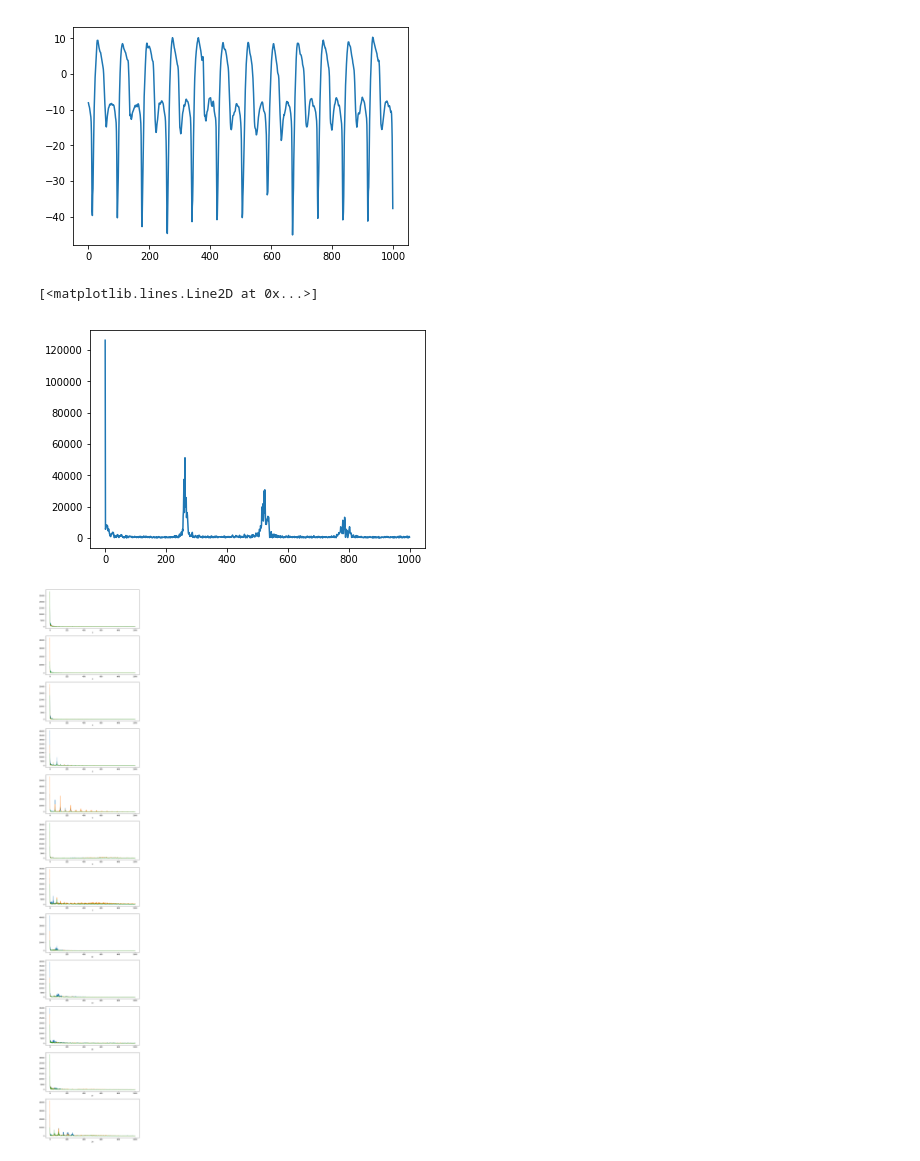
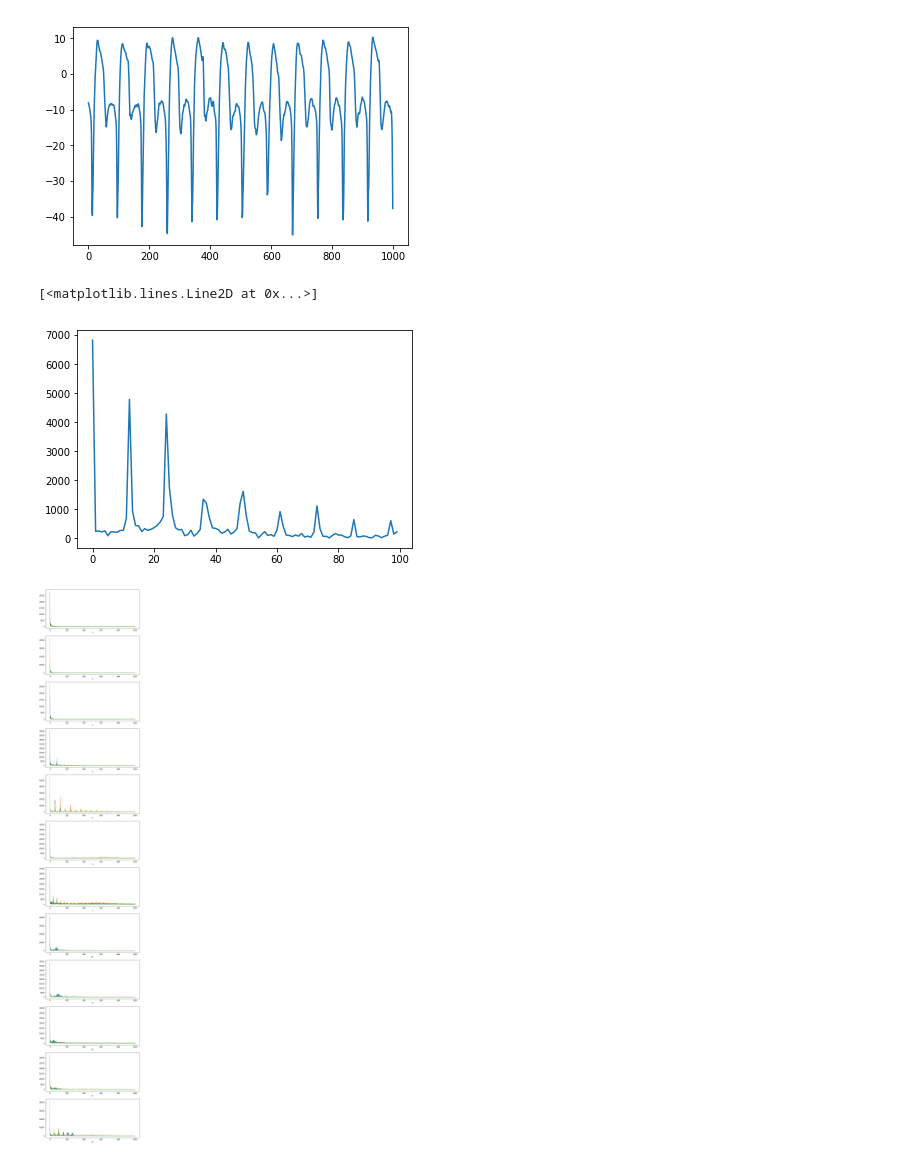
Before and after one commit to kcmeehan/BiometricsActivityClassification, a Jupyter notebook: data_exploration.ipynb, the cells around one changed output. Drawn from its saved outputs; the diff is of its cells as text; code cells hidden in the pictures.

```diff
--- a/data_exploration.ipynb
+++ b/data_exploration.ipynb
@@ -111,14 +123,10 @@ col_dict
  'ankle_B_y': 40,
  'ankle_B_z': 41}
 # %%
-fourier=np.fft.rfft(data_byact[5][:,col_dict['hand_a16_x']])
+#fourier transform of hand acceleration when running
+fourier=np.fft.rfft(data_byact[5][2000:3000,col_dict['hand_a16_x']])
 # %%
 plt.plot(data_byact[5][2000:3000,col_dict['hand_a16_x']])
 # %% [output]
 [<matplotlib.lines.Line2D at 0x...>]
 [figure]
-# %%
-plt.plot(abs(fourier)[:1000])
-# %% [output]
-[<matplotlib.lines.Line2D at 0x...>]
-[figure, removed]
@@ -125 +136,7 @@ plt.plot(abs(fourier)[:1000])
+# %%
+#peaks around 12, omega=1/T=n_omega (t/n_t)/N_t=12*100/1000=1.2Hz
+plt.plot(abs(fourier)[:100])
+# %% [output]
+[<matplotlib.lines.Line2D at 0x...>]
+[figure, added]
 # %%
```
Also changed, not shown: parts of 19 cells of this notebook.
